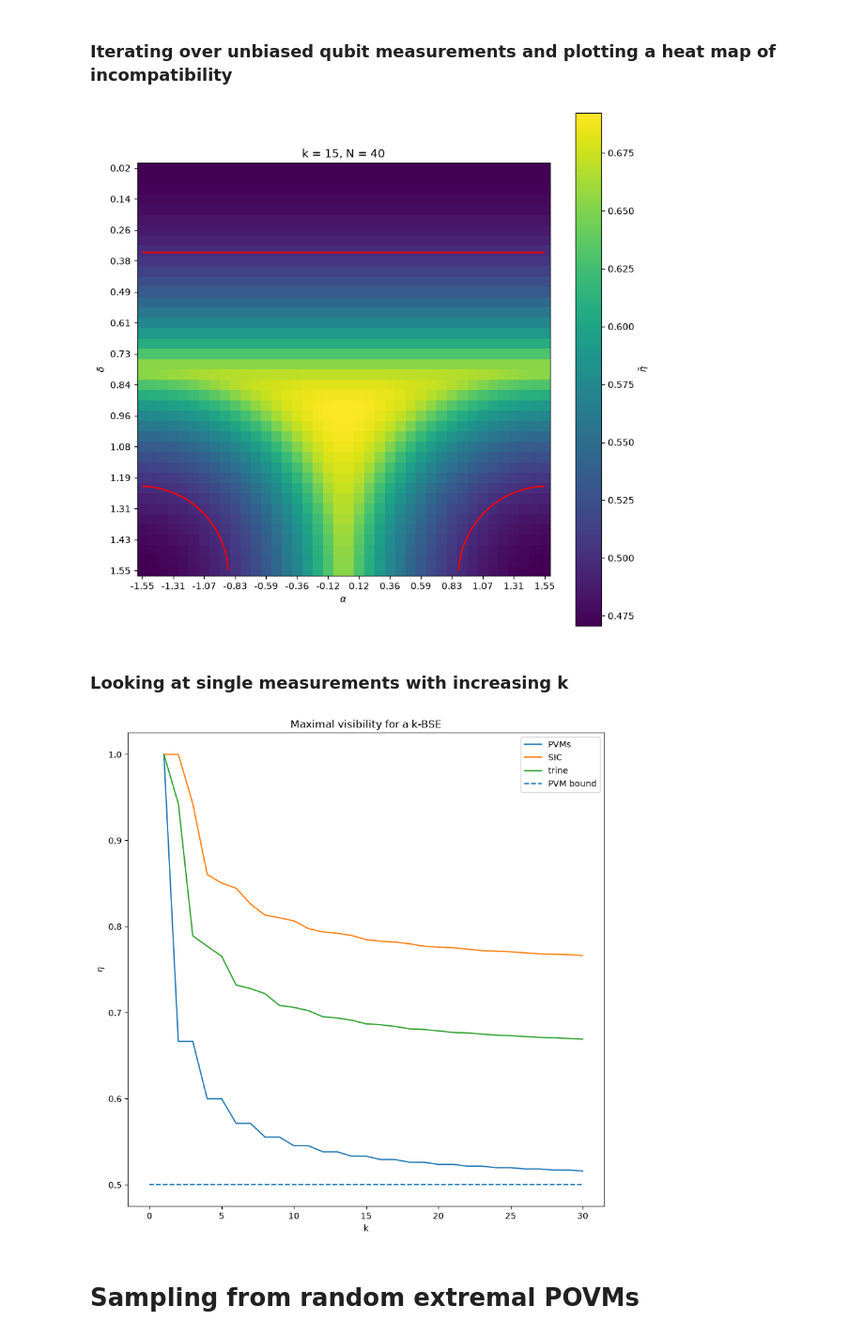
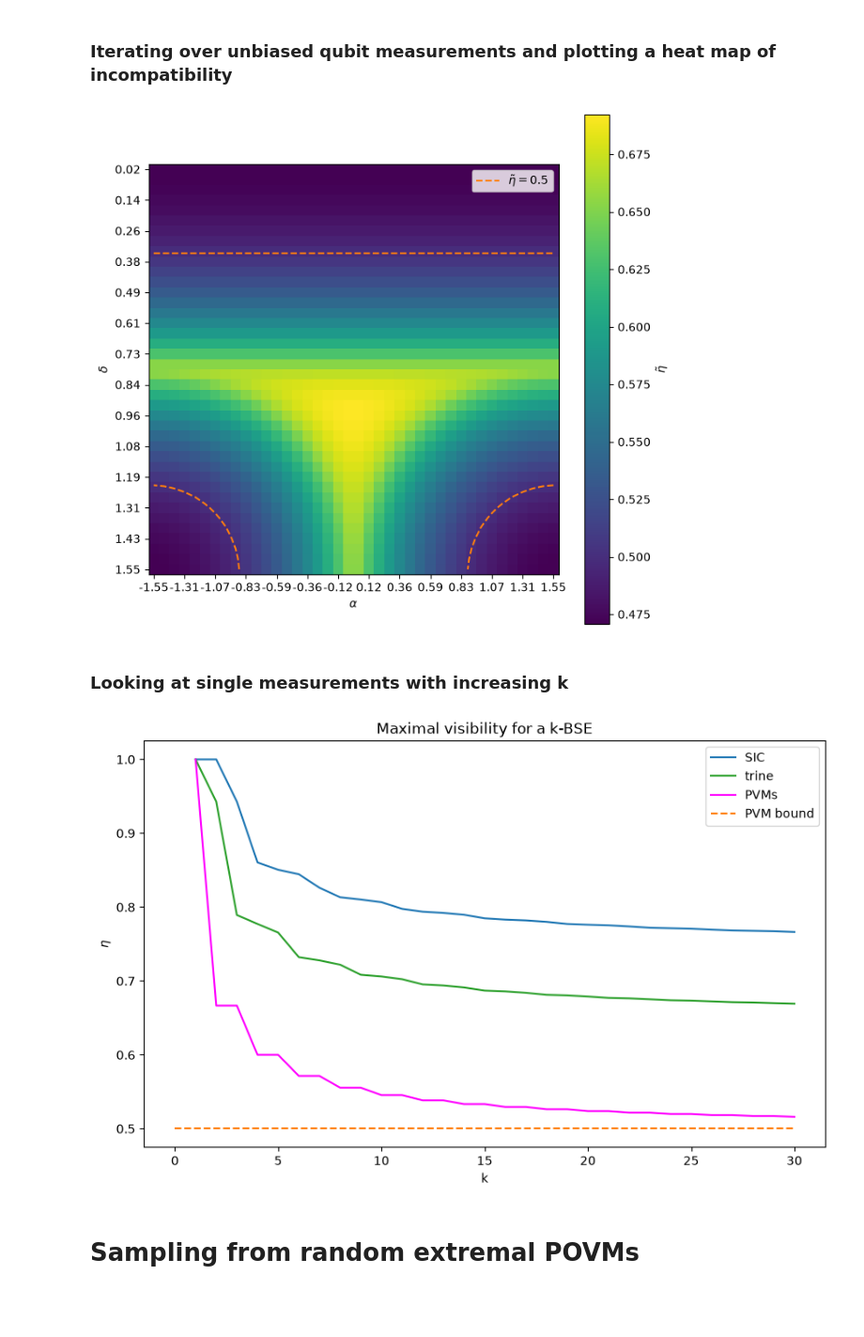
Before and after one commit to JSchuemann-physics/Bose-symmetric-extensions-of-multimeters, a Jupyter notebook: BSE for publishing.ipynb, the cells around one changed output. Shown at 94% size. Drawn from its saved outputs; the diff is of its cells as text; code cells hidden in the pictures; blank space fills up the shorter version.

Commit message:
prettified plots

```diff
--- a/BSE for publishing.ipynb
+++ b/BSE for publishing.ipynb
@@ -362,7 +362,7 @@ path = NOTEBOOK_PATH + "/data/iterating_unbiased/"
 eta_array = np.load(path + f"eta_array_(k={k}, N={N})" + ".npy")
 t_array = np.load(path + f"t_array_(k={k}, N={N})" + ".npy")
 # %%
-fig, ax = plt.subplots(figsize= (10, 10))
+fig, ax = plt.subplots(figsize= (8, 8))
 
 eta_tilde_array = eta_array * (k/(k+2))
 im = ax.imshow(eta_tilde_array)
@@ -371,7 +371,7 @@ im = ax.imshow(eta_tilde_array)
 ticks_steps = 3
 ax.set_xticks(range(N)[::ticks_steps], alpha_array.round(2)[::ticks_steps])
 ax.set_yticks(range(N)[::ticks_steps], delta_array.round(2)[::ticks_steps])
-ax.set_title(f"k = {k}, N = {N}")
+#ax.set_title(f"k = {k}, N = {N}")
 ax.set_xlabel(r"$\alpha$")
 ax.set_ylabel(r"$\delta$")
 
@@ -381,11 +381,21 @@ cbar.ax.set_ylabel(r"$\tilde\eta$")
 
 
 PVM_bound = 0.5
-ax.contour(eta_tilde_array, levels=[PVM_bound], colors='red')
+ax.contour(eta_tilde_array, levels=[PVM_bound], colors='tab:orange', linestyles = "--")
+
+
+legend_elements = [
+    Line2D([0], [0], color='tab:orange', linestyle='--',
+           markersize=10, label=r'$\tilde\eta = 0.5$')]
+
+
+ax.legend(handles = legend_elements)
+
+#plt.savefig(NOTEBOOK_PATH + "/plots/" + "unbiased_povms")
 
 plt.show()
 # %% [output]
-[figure, old version]
+[figure, new version]
 # %% [markdown]
 ### Looking at single measurements with increasing k
 # %%
@@ -462,31 +472,34 @@ eta_trine_array = np.load(path + f"eta_trine_array_(kmax={k_max})"+ ".npy")
 t_trine_array = np.load(path + f"t_trine_array_(kmax={k_max})"+ ".npy")
 # %%
 #plot
-fig, ax = plt.subplots(figsize= (10, 10))
+fig, ax = plt.subplots(figsize= (10, 6))
+
+#SIC
+ax.plot(k_array, eta_sic_array, label = "SIC", color = "tab:blue")
+
+#Trine
+ax.plot(k_array, eta_trine_array, label = "trine", color = "tab:green")
 
 #PVMs
-ax.plot(k_array, qubit_eta_PVM(k_array), label = "PVMs")
+ax.plot(k_array, qubit_eta_PVM(k_array), label = "PVMs", color = "magenta")
 
-#SIC
-ax.plot(k_array, eta_sic_array, label = "SIC")
-
-#Trine
-ax.plot(k_array, eta_trine_array, label = "trine")
 
 #PVM bound
-ax.hlines(0.5, 0, k_max, linestyles = "--", label = "PVM bound")
+ax.hlines(0.5, 0, k_max, linestyles = "--", label = "PVM bound", color = "tab:orange")
 
 
 
 ax.set_xlabel("k")
 ax.set_ylabel(r"$\eta$")
 
 ax.set_title("Maximal visibility for a k-BSE")
 ax.legend()
 
+#plt.savefig(NOTEBOOK_PATH + "/plots/" + "qubit_povms")
+
 plt.show()
 # %% [output]
-[figure, old version]
+[figure, new version]
 # %% [markdown]
 # Sampling from random extremal POVMs
 # %% [markdown]
```
Also changed, not shown: parts of 12 cells of this notebook, 15 other files.
